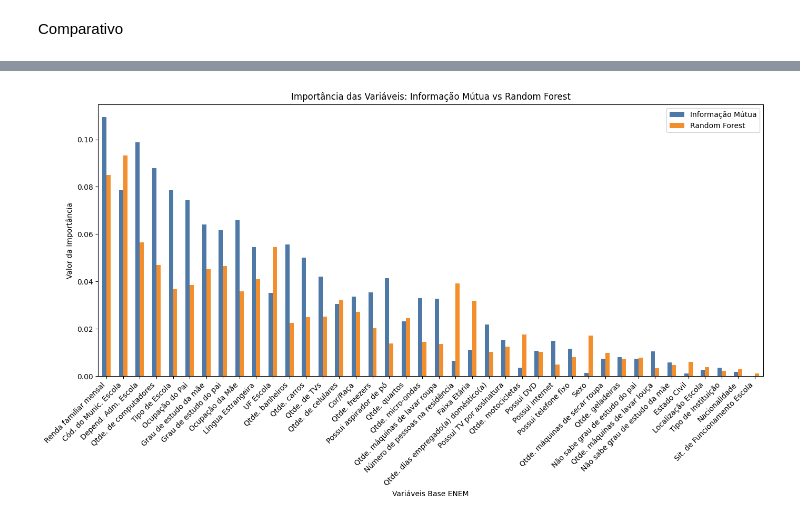
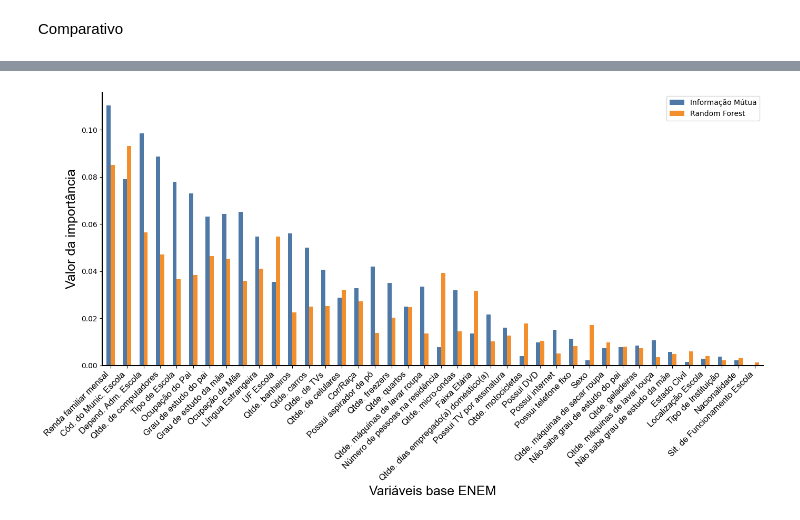
Before and after one commit to Brenosmith/TccImpactoEscolaEnem, a Jupyter notebook: src/3_Analise_Importancia_das_Variaveis.ipynb, the cells around one changed output, grey strips where cells are left out. Drawn from its saved outputs; the diff is of its cells as text; code cells hidden in the pictures.

```diff
--- a/src/3_Analise_Importancia_das_Variaveis.ipynb
+++ b/src/3_Analise_Importancia_das_Variaveis.ipynb
@@ -238,36 +238,54 @@ nomes_claros = {
     'NUM_Q005': 'Número de pessoas na residência',
     'NUM_Q006': 'Renda familiar mensal',
     'NUM_Q007': 'Qtde. dias empregado(a) doméstico(a)',
     'NUM_Q008': 'Qtde. banheiros',
     'NUM_Q009': 'Qtde. quartos',
     'NUM_Q010': 'Qtde. carros',
     'NUM_Q011': 'Qtde. motocicletas',
     'NUM_Q012': 'Qtde. geladeiras',
     'NUM_Q013': 'Qtde. freezers',
     'NUM_Q014': 'Qtde. máquinas de lavar roupa',
     'NUM_Q015': 'Qtde. máquinas de secar roupa',
     'NUM_Q016': 'Qtde. micro-ondas',
     'NUM_Q017': 'Qtde. máquinas de lavar louça',
     'NUM_Q019': 'Qtde. de TVs',
     'NUM_Q022': 'Qtde. de celulares',
     'NUM_Q024': 'Qtde. de computadores',
 }
 
 # Renomear índices do DataFrame para plot
 df_plot_renomeado = df_plot.rename(index=nomes_claros)
 
 # Gráfico de barras verticais lado a lado para todas as variáveis
-df_plot_renomeado.plot(
+ax = df_plot_renomeado.plot(
     kind='bar',
     figsize=(max(14, len(df_plot_renomeado) * 0.25), 8),
     color=['#4e79a7', '#f28e2b']
 )
-plt.title('Importância das Variáveis: Informação Mútua vs Random Forest')
-plt.ylabel('Valor da Importância')
-plt.xlabel('Variáveis Base ENEM')
-plt.xticks(rotation=45, ha='right')
+# Remover título
+# plt.title('Importância das Variáveis: Informação Mútua vs Random Forest')  # Removido
+
+plt.ylabel('Valor da importância', fontsize=18, fontname='Arial', color='black')
+plt.xlabel('Variáveis base ENEM', fontsize=18, fontname='Arial', color='black')
+plt.xticks(rotation=45, ha='right', fontsize=12, fontname='Arial', color='black')
 plt.legend(['Informação Mútua', 'Random Forest'], loc='upper right')
+
+# Remover grades
+ax.grid(False)
+
+# Remover todas as bordas
+for spine in ax.spines.values():
+    spine.set_visible(False)
+
+# Destacar apenas os eixos principal inferior (bottom) e esquerdo (left)
+ax.spines['bottom'].set_visible(True)
+ax.spines['bottom'].set_color('black')
+ax.spines['bottom'].set_linewidth(1.5)
+ax.spines['left'].set_visible(True)
+ax.spines['left'].set_color('black')
+ax.spines['left'].set_linewidth(1.5)
+
 plt.tight_layout()
 plt.show()
 # %% [output]
-[figure, old version]
+[figure, new version]
```
Also changed, not shown: parts of 4 cells of this notebook, 2 other files.
